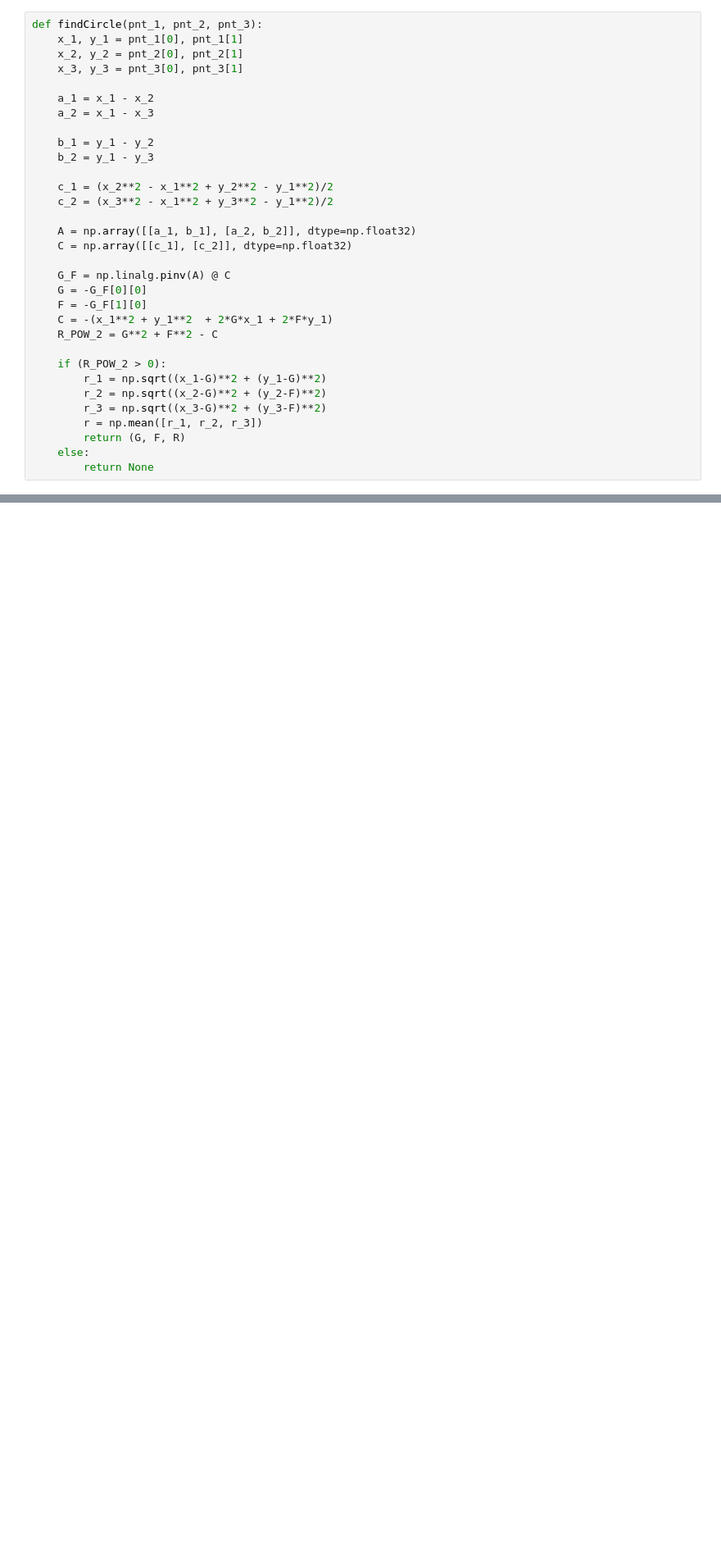
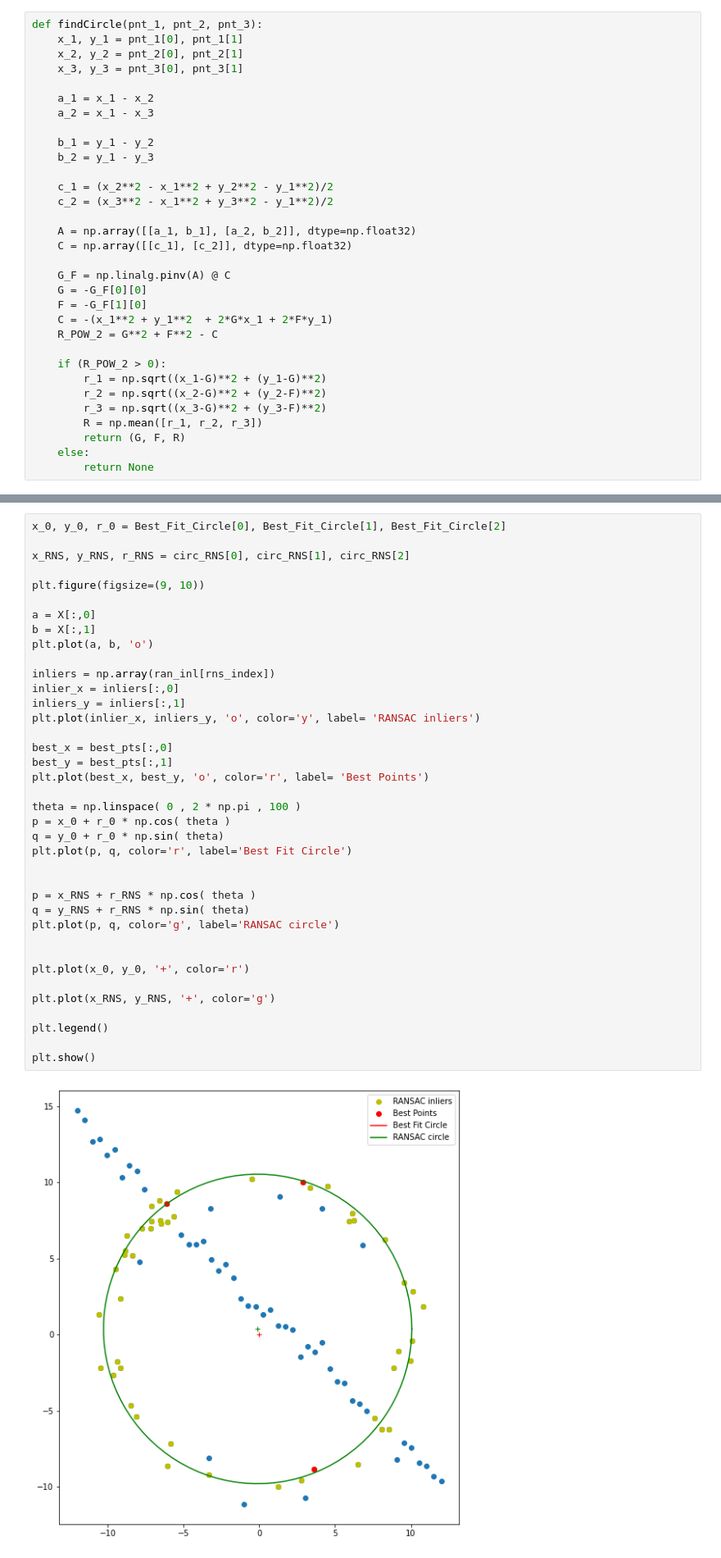
Before and after one commit to jayathev/Assignment2, a Jupyter notebook: Assignment2.190250A.ipynb, the cells around one changed output, grey strips where cells are left out. Shown at 82% size. Drawn from its saved outputs; the diff is of its cells as text; blank space fills up the shorter version.

```diff
--- a/Assignment2.190250A.ipynb
+++ b/Assignment2.190250A.ipynb
@@ -58,7 +67,7 @@ def findCircle(pnt_1, pnt_2, pnt_3):
         r_1 = np.sqrt((x_1-G)**2 + (y_1-G)**2)
         r_2 = np.sqrt((x_2-G)**2 + (y_2-F)**2)
         r_3 = np.sqrt((x_3-G)**2 + (y_3-F)**2)
-        r = np.mean([r_1, r_2, r_3])
+        R = np.mean([r_1, r_2, r_3])
         return (G, F, R)
     else:
         return None
@@ -81,0 +172,40 @@ def RANSAC(Set, A, B, R, T):
+# %%
+x_0, y_0, r_0 = Best_Fit_Circle[0], Best_Fit_Circle[1], Best_Fit_Circle[2]
+
+x_RNS, y_RNS, r_RNS = circ_RNS[0], circ_RNS[1], circ_RNS[2]
+
+plt.figure(figsize=(9, 10))
+
+a = X[:,0]
+b = X[:,1]
+plt.plot(a, b, 'o')
+
+inliers = np.array(ran_inl[rns_index])
+inlier_x = inliers[:,0]
+inliers_y = inliers[:,1]
+plt.plot(inlier_x, inliers_y, 'o', color='y', label= 'RANSAC inliers')
+
+best_x = best_pts[:,0]
+best_y = best_pts[:,1]
+plt.plot(best_x, best_y, 'o', color='r', label= 'Best Points')
+
+theta = np.linspace( 0 , 2 * np.pi , 100 )
+p = x_0 + r_0 * np.cos( theta )
+q = y_0 + r_0 * np.sin( theta)
+plt.plot(p, q, color='r', label='Best Fit Circle')
+
+
+p = x_RNS + r_RNS * np.cos( theta )
+q = y_RNS + r_RNS * np.sin( theta)
+plt.plot(p, q, color='g', label='RANSAC circle')
+
+
+plt.plot(x_0, y_0, '+', color='r')
+
+plt.plot(x_RNS, y_RNS, '+', color='g')
+
+plt.legend()
+
+plt.show()
+# %% [output]
+[figure, added]
```
Also changed, not shown: parts of 5 cells of this notebook.
